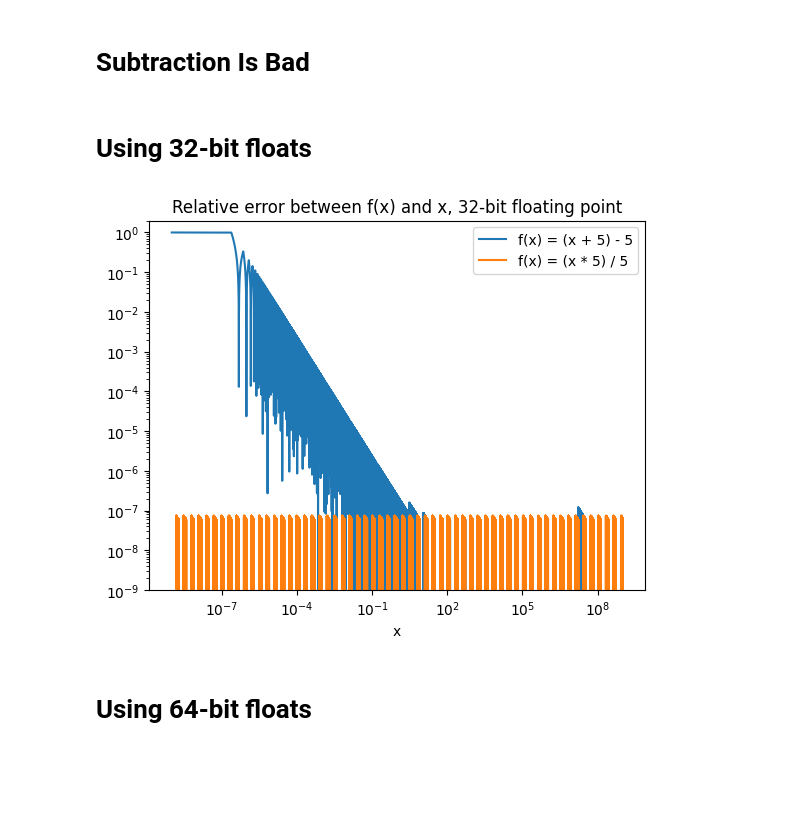
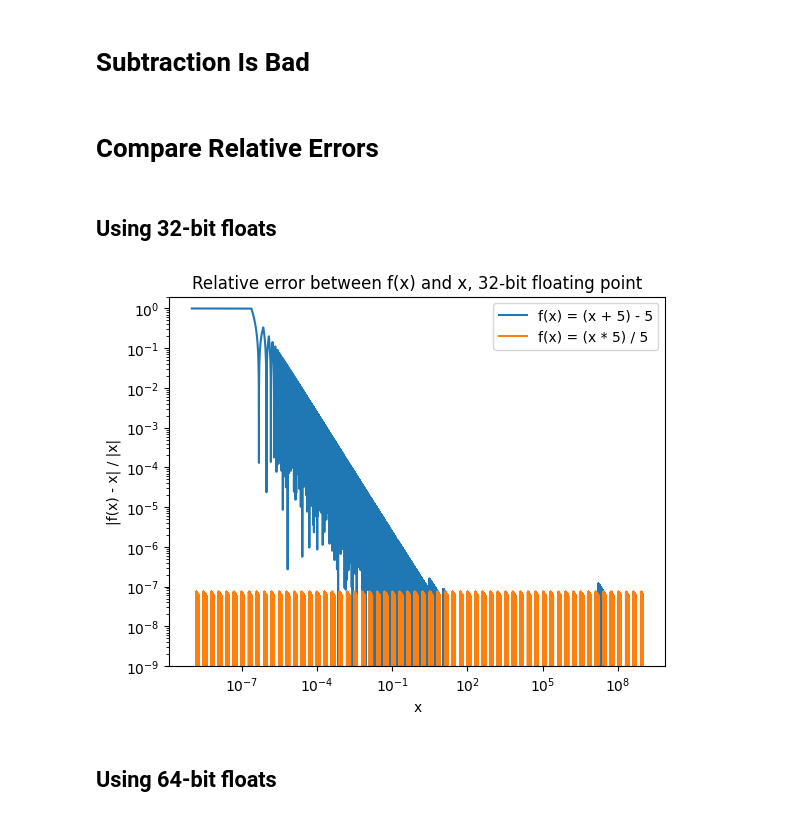
Before and after one commit to rajatvd/floating-point-examples, a Jupyter notebook: floating_point_examples.ipynb, the cells around one changed output. Drawn from its saved outputs; the diff is of its cells as text; code cells hidden in the pictures; blank space fills up the shorter version.

```diff
--- a/floating_point_examples.ipynb
+++ b/floating_point_examples.ipynb
@@ -14,8 +14,10 @@ def identity_sub(x):
 # %%
 def identity_mult(x):
     return (x * VALUE) / VALUE
+# %% [markdown]
+# Compare Relative Errors
 # %% [markdown]
-# Using 32-bit floats
+## Using 32-bit floats
 # %%
 count = 100000
 xs = np.logspace(-9, 9, count, dtype=np.float32)
@@ -28,17 +30,18 @@ mult_error = np.abs(ys - ys_mult) / np.abs(ys)
 # %%
 
 plt.loglog()
 plt.ylim(1e-9, 2)
 plt.xlabel("x")
 plt.title("Relative error between f(x) and x, 32-bit floating point")
 plt.plot(xs, sub_error, label=f"f(x) = (x + {VALUE}) - {VALUE}")
 plt.plot(xs, mult_error, label=f"f(x) = (x * {VALUE}) / {VALUE}")
+plt.ylabel("|f(x) - x| / |x|")
 plt.legend()
 plt.show()
 # %% [output]
-[figure, old version]
+[figure, new version]
 # %% [markdown]
-# Using 64-bit floats
+## Using 64-bit floats
 # %%
 xs = np.logspace(-17, 17, count, dtype=np.float64)
 ys = identity(xs)
```
Also changed, not shown: parts of 4 cells of this notebook, 1 other file.
